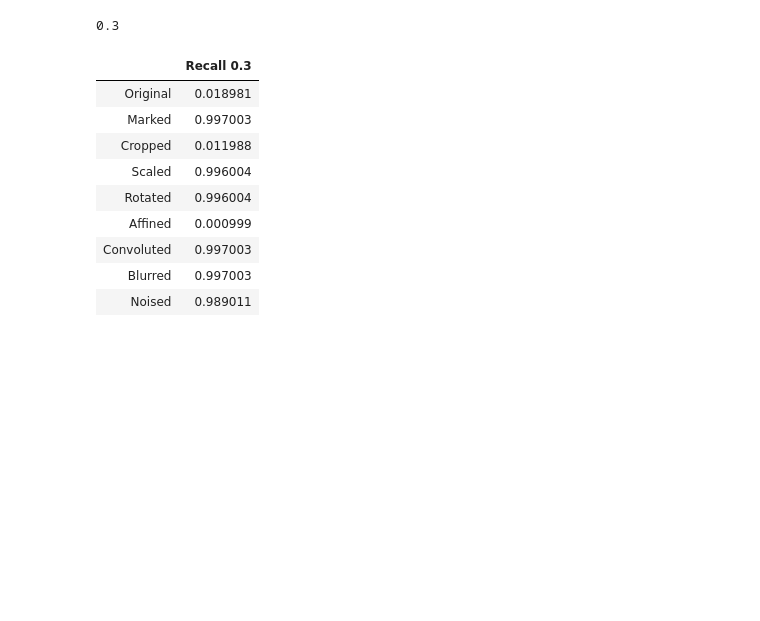
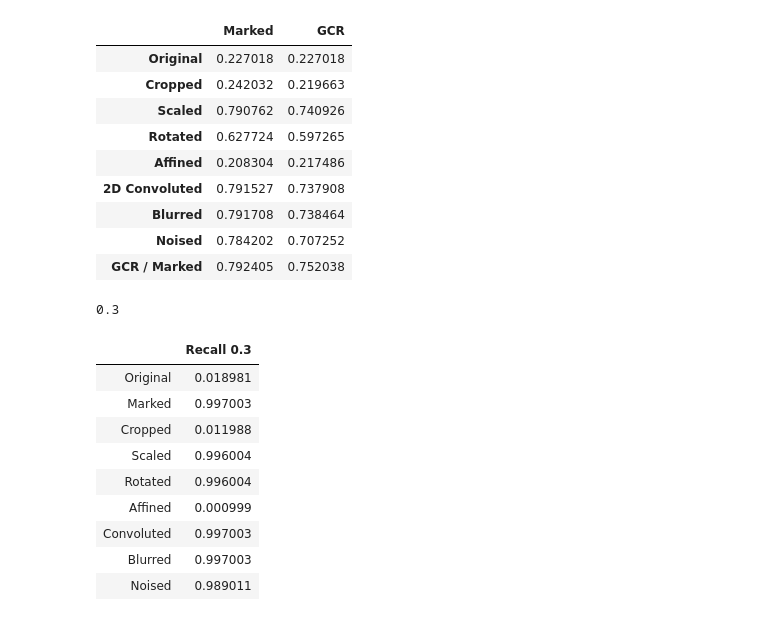
Before and after one commit to Call1st0/dft-based-watermarking-method-with-GCR-masking, a Jupyter notebook: imageAttacksResultsROC.ipynb, the cells around one changed output. Drawn from its saved outputs; the diff is of its cells as text; code cells hidden in the pictures; blank space fills up the shorter version.

```diff
--- a/imageAttacksResultsROC.ipynb
+++ b/imageAttacksResultsROC.ipynb
@@ -3,27 +3,16 @@ import pandas as pd
 import numpy as np
 import matplotlib.pyplot as plt
 # %%
-# Importing CSV files - different seeds
-dfMarked = pd.read_csv('metricDataFrameMarked.csv')
-dfGCR = pd.read_csv('metricDataFrameGCR.csv')
-
-# Importing CSV files - same seed (26)
-dfMarked26 = pd.read_csv('metricDataFrameMarked26.csv')
-dfGCR26 = pd.read_csv('metricDataFrameGCR26.csv')
+# Importing CSV files - same seed (5)
+dfMarked = pd.read_csv('metricDataFrameMarked1024.csv')
+dfGCR = pd.read_csv('metricDataFrameGCR-1-gcr.csv')
 # %%
-dfMarked26 = dfMarked26.drop(['Unnamed: 0'], axis = 1)
-dfGCR26 = dfGCR26.drop(['Unnamed: 0'], axis = 1)
+dfMarked = dfMarked.drop(['Unnamed: 0'], axis = 1)
+dfGCR = dfGCR.drop(['Unnamed: 0'], axis = 1)
 # %%
 #Getting mean values from DataFrames; Dropping first row
 dfMarkedMean = dfMarked.mean()
-dfMarkedMean = dfMarkedMean.drop(['Unnamed: 0'], axis = 0)
-
-dfMarked26Mean = dfMarked26.mean()
-
 dfGCRMean = dfGCR.mean()
-dfGCRMean = dfGCRMean.drop(['Unnamed: 0'], axis = 0)
-
-dfGCR26Mean = dfGCR26.mean()
 # %%
 # Creating DataFrame for comparing Marked and GCR results - different seeds
 dfCompare = pd.concat([dfMarkedMean, dfGCRMean], axis = 1)
@@ -48,3 +20,16 @@ dfMarked26
+# %%
+dfCompare
+# %% [output]
+|  | Marked | GCR |
+| Original | 0.227018 | 0.227018 |
+| Cropped | 0.242032 | 0.219663 |
+| Scaled | 0.790762 | 0.740926 |
+| Rotated | 0.627724 | 0.597265 |
+| Affined | 0.208304 | 0.217486 |
+| 2D Convoluted | 0.791527 | 0.737908 |
+| Blurred | 0.791708 | 0.738464 |
+| Noised | 0.784202 | 0.707252 |
+| GCR / Marked | 0.792405 | 0.752038 |
 # %%
 # threshold = dfMarked26['Original'].median()
 threshold = 0.3
```
Also changed, not shown: parts of 2 cells of this notebook, 3 other files.
